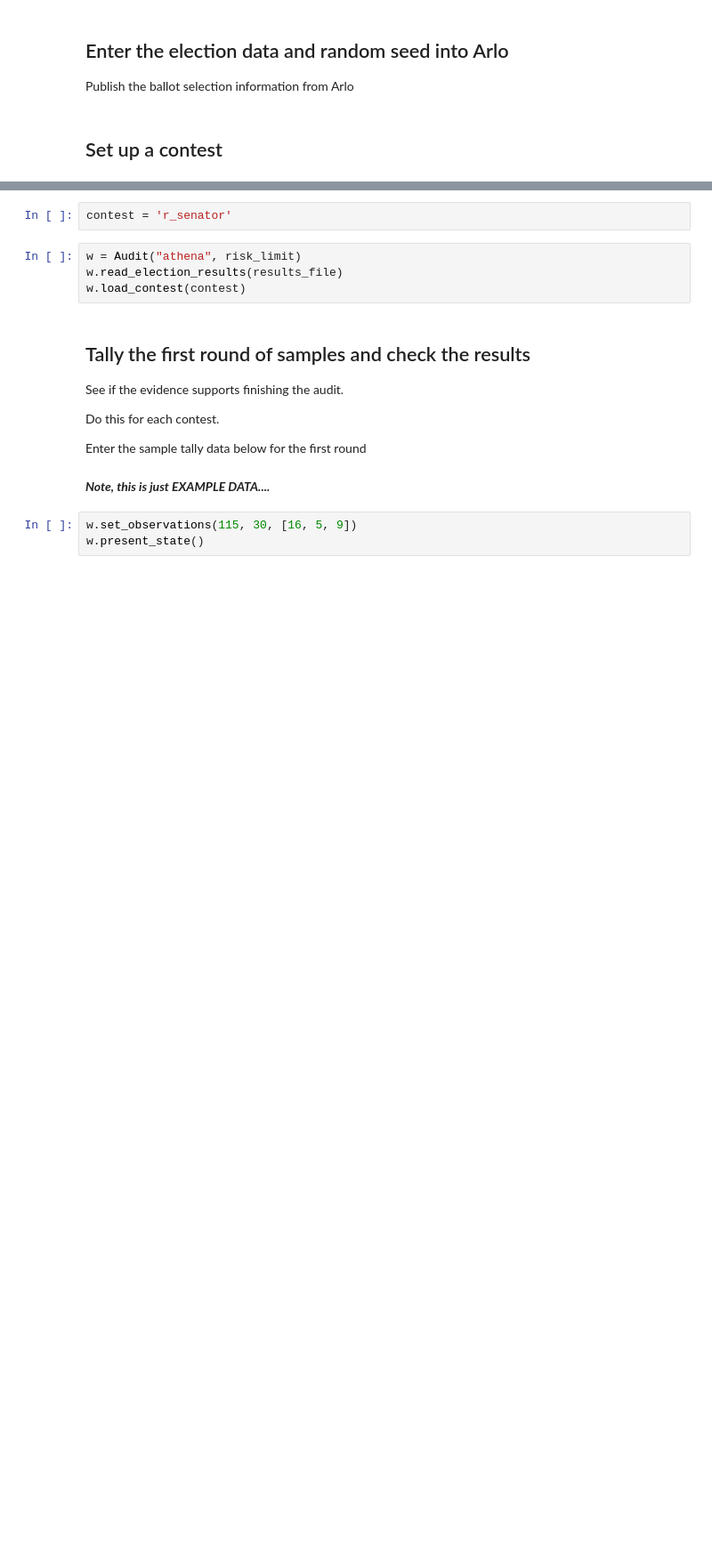
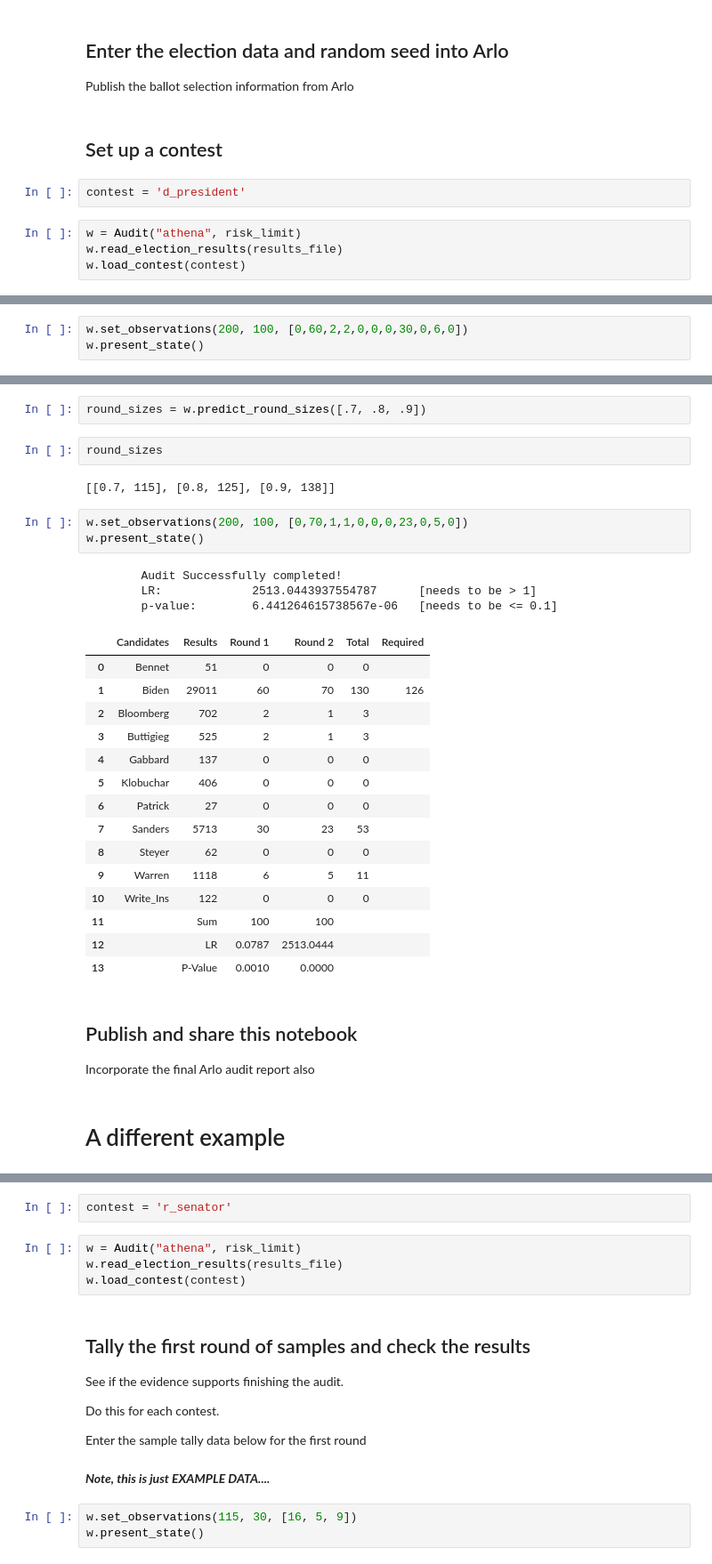
Before and after one commit to filipzz/athena, a Jupyter notebook: code/athena-montgomery.ipynb, the cells around one changed output, grey strips where cells are left out. Shown: that part at 89% size. Saved outputs shown, nothing was run; the diff lists cells and outputs as text; blank space fills up the shorter version.

Commit message:
Add another example, compare to test11
**FIXME**: Hmm - gut the test results are a bit different, e.g. a delta in test11 of 15.63488304 (LR of 0.06395) vs LR = 0.0787 here

```diff
--- a/code/athena-montgomery.ipynb
+++ b/code/athena-montgomery.ipynb
@@ -78,3 +78,9 @@ display(HTML(htmlout))
 Publish the ballot selection information from Arlo
 # %% [markdown]
 ## Set up a contest
+# %%
+contest = 'd_president'
+# %%
+w = Audit("athena", risk_limit)
+w.read_election_results(results_file)
+w.load_contest(contest)
@@ -80,0 +96,3 @@ Publish the ballot selection information from Arlo
+# %%
+w.set_observations(200, 100, [0,60,2,2,0,0,0,30,0,6,0])
+w.present_state()
@@ -80,0 +128,34 @@ Publish the ballot selection information from Arlo
+# %%
+round_sizes = w.predict_round_sizes([.7, .8, .9])
+# %%
+round_sizes
+# %% [output]
+[[0.7, 115], [0.8, 125], [0.9, 138]]
+# %%
+w.set_observations(200, 100, [0,70,1,1,0,0,0,23,0,5,0])
+w.present_state()
+# %% [output]
+        Audit Successfully completed!
+        LR:             2513.0443937554787      [needs to be > 1]
+        p-value:        6.441264615738567e-06   [needs to be <= 0.1]
+|  | Candidates | Results | Round 1 | Round 2 | Total | Required |
+| 0 | Bennet | 51 | 0 | 0 | 0 |  |
+| 1 | Biden | 29011 | 60 | 70 | 130 | 126 |
+| 2 | Bloomberg | 702 | 2 | 1 | 3 |  |
+| 3 | Buttigieg | 525 | 2 | 1 | 3 |  |
+| 4 | Gabbard | 137 | 0 | 0 | 0 |  |
+| 5 | Klobuchar | 406 | 0 | 0 | 0 |  |
+| 6 | Patrick | 27 | 0 | 0 | 0 |  |
+| 7 | Sanders | 5713 | 30 | 23 | 53 |  |
+| 8 | Steyer | 62 | 0 | 0 | 0 |  |
+| 9 | Warren | 1118 | 6 | 5 | 11 |  |
+| 10 | Write_Ins | 122 | 0 | 0 | 0 |  |
+| 11 |  | Sum | 100 | 100 |  |  |
+| 12 |  | LR | 0.0787 | 2513.0444 |  |  |
+| 13 |  | P-Value | 0.0010 | 0.0000 |  |  |
+# %% [markdown]
+## Publish and share this notebook
+
+Incorporate the final Arlo audit report also
+# %% [markdown]
+# A different example
```
Also changed, not shown: parts of 7 cells of this notebook.
